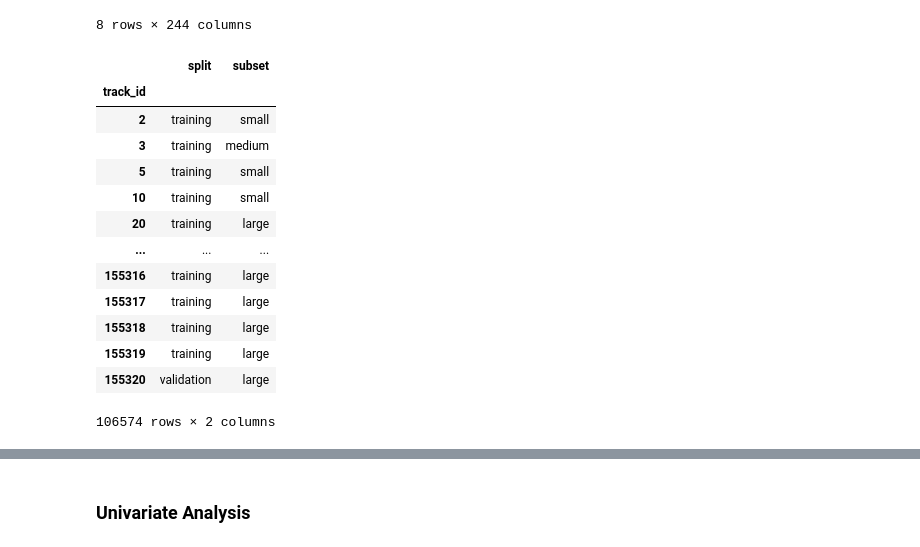
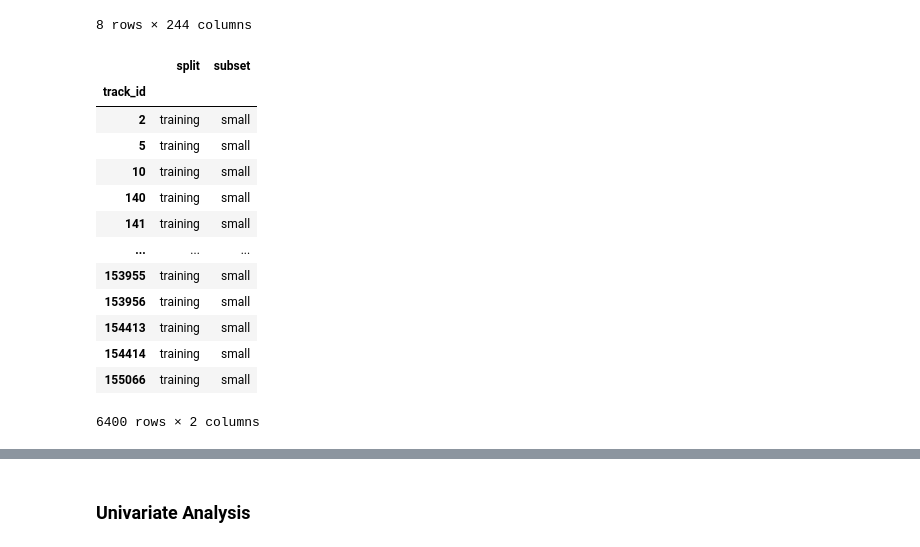
Before and after one commit to GUOliver/COMP9444-Group-Project, a Jupyter notebook: main.ipynb, the cells around one changed output, grey strips where cells are left out. Cells and saved outputs as stored; diff of their text form; code cells hidden in the pictures.

```diff
--- a/main.ipynb
+++ b/main.ipynb
@@ -117,14 +120,10 @@ def load(filepath):
         return tracks
 # %%
 # Load data from 3 FMA files which comprise the raw dataset.
-input_path = 'input/fma_metadata'
-tracks = load(f'{input_path}/tracks.csv')
-features = load(f'{input_path}/features.csv')
-echonest = load(f'{input_path}/echonest.csv')
-
-# path for all the audio data
-root_path = 'input/fma_small'
+df_tracks = load(f'{INPUT_DIR}/fma_metadata/tracks.csv')
+df_features = load(f'{INPUT_DIR}/fma_metadata/features.csv')
+df_echonest = load(f'{INPUT_DIR}/fma_metadata/echonest.csv')
 
 # Check matching dimension
-np.testing.assert_array_equal(features.index, tracks.index)
-assert echonest.index.isin(tracks.index).all()
+np.testing.assert_array_equal(df_features.index, df_tracks.index)
+assert df_echonest.index.isin(df_tracks.index).all()
@@ -167,15 +151,13 @@ This sub-section aims to gain a general understanding of the raw data.
 # and test sets and only exploring training data, we aim to avoid stumbling upon
 # interesting test set patterns which could bias optimistic generalization error estimates.
 
-df_tracks_filtered = tracks[[
+# Create track dataframe containing only the necessary columns, then filter music tracks to only
+# those pertaining to fma_small
+df_tracks_filtered = df_tracks[[
     ('set', 'split'),
     ('set', 'subset'),
     ('track', 'genre_top'),
 ]]
 df_tracks_filtered = df_tracks_filtered[df_tracks_filtered[('set', 'subset')] == 'small']
-df_tracks_train = df_tracks_filtered[df_tracks_filtered[('set', 'split')] == 'training']
-df_tracks_validation = df_tracks_filtered[df_tracks_filtered[('set', 'split')] == 'validation']
-df_tracks_testing = df_tracks_filtered[df_tracks_filtered[('set', 'split')] == 'test']
-
-df_tracks_train, df_tracks_validation, df_tracks_testing
+df_tracks_filtered
 # %% [output]
@@ -434,19 +433,19 @@ echonest.describe()
 | max | 9.957965e-01 | 0.968645 | 0.999964 | 0.998016 | 0.980330 | 0.966177 | 251.072000 | 0.999990 | ... |
 8 rows × 244 columns
 # %%
-tracks['set']
+df_tracks_train['set']
 # %% [output]
 |  | split | subset |
 | track_id |  |  |
 | 2 | training | small |
-| 3 | training | medium |
 | 5 | training | small |
 | 10 | training | small |
-| 20 | training | large |
+| 140 | training | small |
+| 141 | training | small |
 | ... | ... | ... |
-| 155316 | training | large |
-| 155317 | training | large |
-| 155318 | training | large |
-| 155319 | training | large |
-| 155320 | validation | large |
+| 153955 | training | small |
+| 153956 | training | small |
+| 154413 | training | small |
+| 154414 | training | small |
+| 155066 | training | small |
-106574 rows × 2 columns
+6400 rows × 2 columns
```
Also changed, not shown: parts of 54 cells of this notebook.
